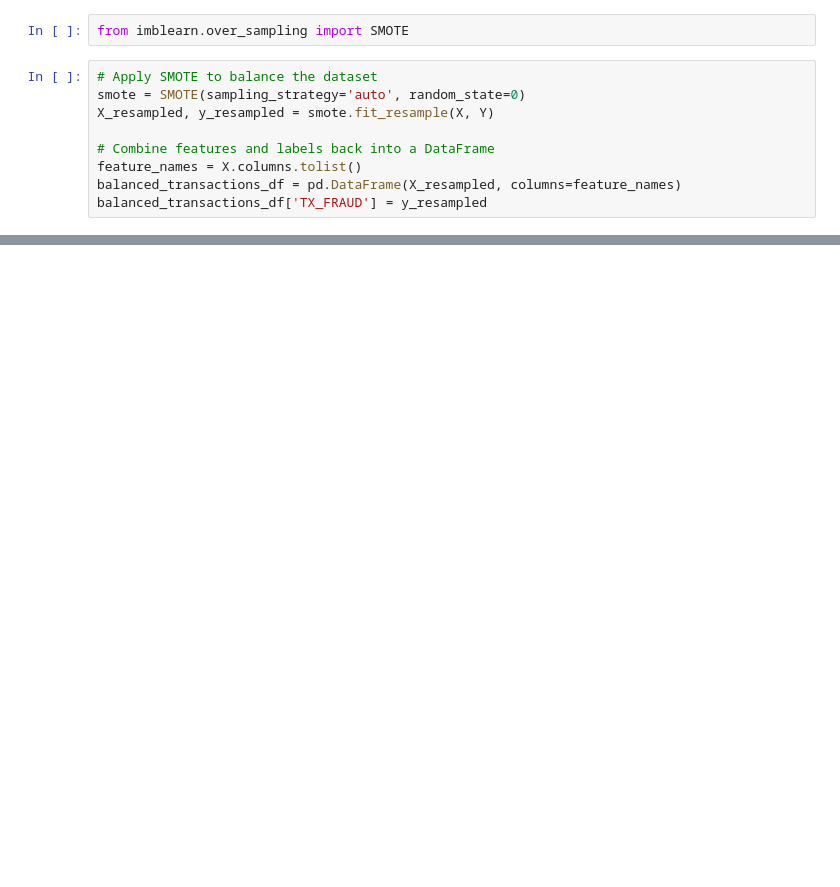
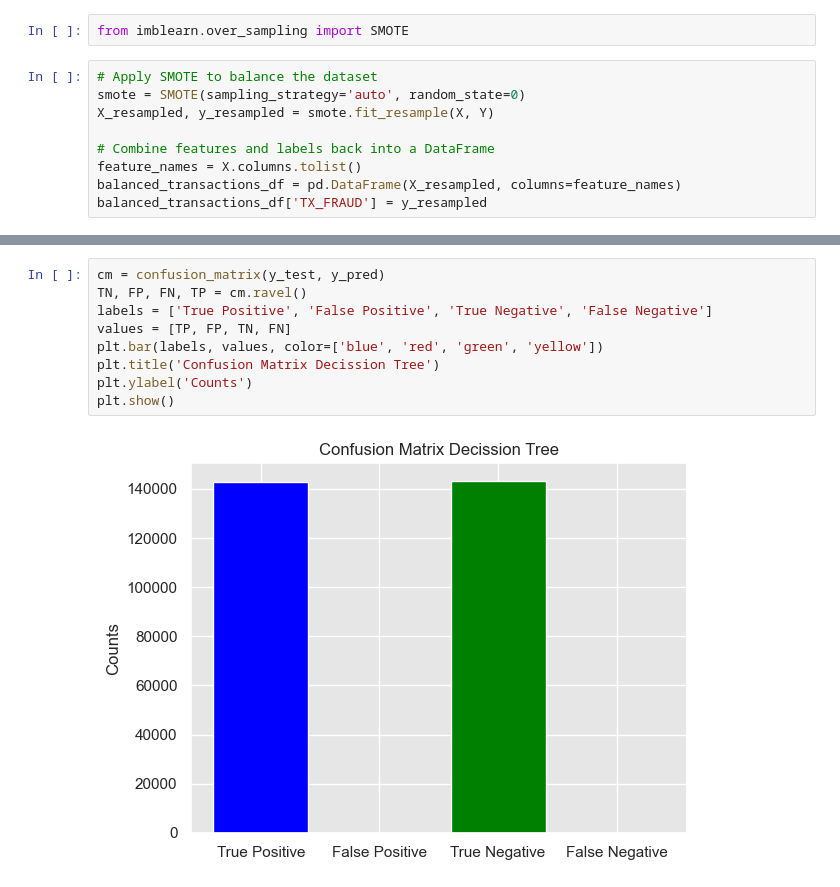
Before and after one commit to Khalidwebmail/synthesis-dataset, a Jupyter notebook: Untitled.ipynb, the cells around one changed output, grey strips where cells are left out. Drawn from its saved outputs; the diff is of its cells as text; blank space fills up the shorter version.

```diff
--- a/Untitled.ipynb
+++ b/Untitled.ipynb
@@ -608,0 +593,11 @@ https://gist.github.com/mwaskom/de44147ed2974457ad6372750bbe5751
+# %%
+cm = confusion_matrix(y_test, y_pred)
+TN, FP, FN, TP = cm.ravel()
+labels = ['True Positive', 'False Positive', 'True Negative', 'False Negative']
+values = [TP, FP, TN, FN]
+plt.bar(labels, values, color=['blue', 'red', 'green', 'yellow'])
+plt.title('Confusion Matrix Decission Tree')
+plt.ylabel('Counts')
+plt.show()
+# %% [output]
+[figure, added]
```
Also changed, not shown: parts of 75 cells of this notebook.
